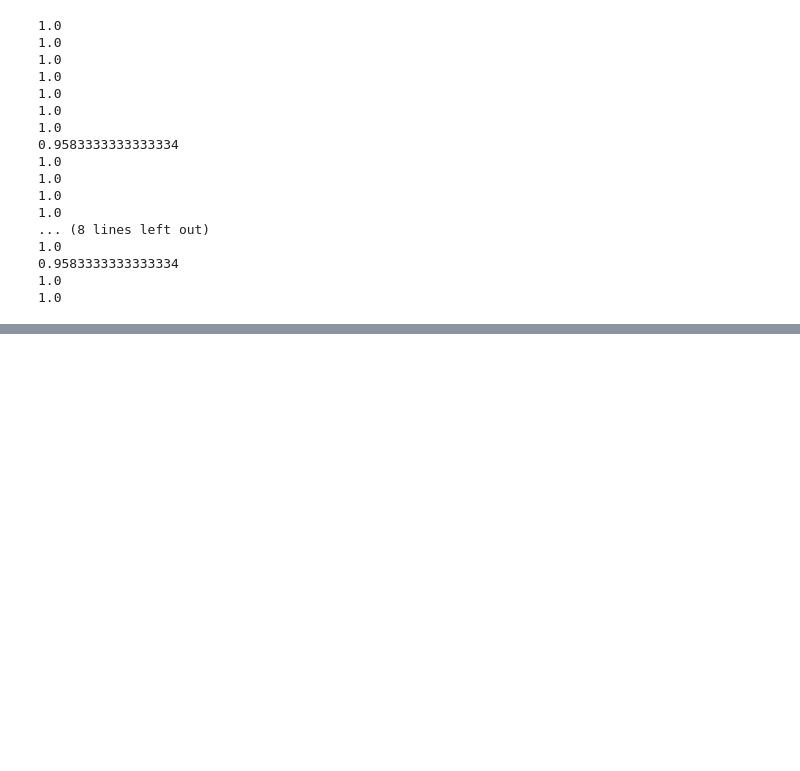
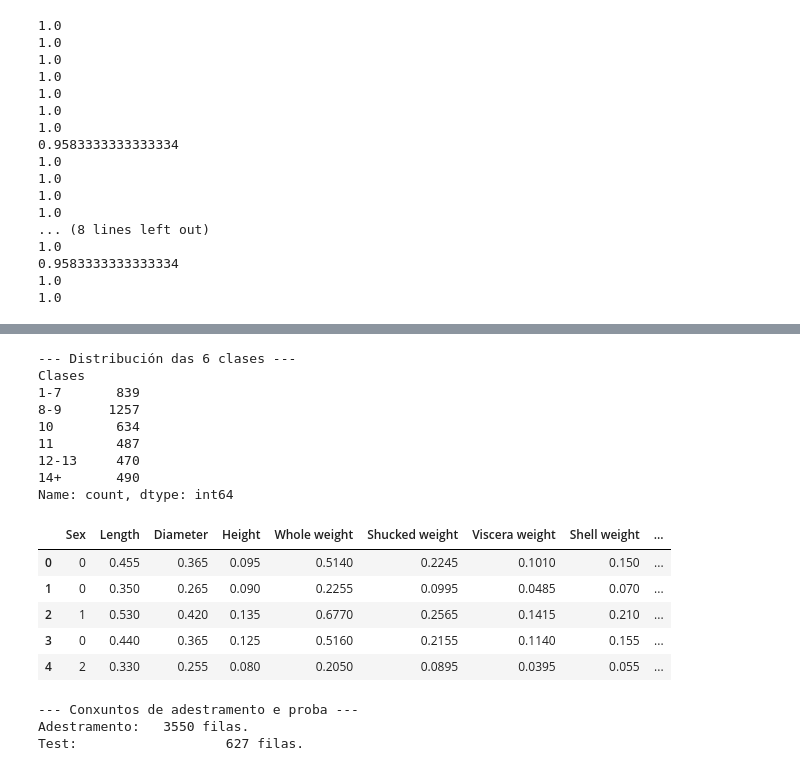
Before and after one commit to Louiscata/Aprendizaje-Autom-tico, a Jupyter notebook: P2/arbol-sabio-centenario.ipynb, the cells around one changed output, grey strips where cells are left out. Saved outputs shown, nothing was run; the diff lists cells and outputs as text; code cells hidden in the pictures; blank space fills up the shorter version.

```diff
--- a/P2/arbol-sabio-centenario.ipynb
+++ b/P2/arbol-sabio-centenario.ipynb
@@ -407,0 +430,56 @@ for modelo in modelos_loo:
+# %%
+# Convertemos a variable categórica Sex en entera
+df_abalone.replace({"Sex": {"M": 0, "F": 1, "I": 2}}, inplace=True)
+df_abalone.head()
+
+# A variable obxetivo ten demasiadas clases (29), e o problema é que algunhas delas teñen moi poucos elementos
+# Por exemplo, a clase 29 ten só 1 elemento. Por iso, as imos agrupar.
+# As agruparemos en intervalos desiguais para obter clases con número de elementos non tan desequilibrado
+etiquetas2 = 'Clases'
+df_clases = df_abalone.copy()
+
+bins   = [0, 7, 9, 10, 11, 13, 30]
+labels = ['1-7', '8-9', '10', '11', '12-13', '14+']
+
+df_clases[etiquetas2] = pd.cut(df_abalone[etiquetas].astype(int), bins=bins, labels=labels)
+df_clases = df_clases.dropna(subset=[etiquetas2])
+df_clases = df_clases.drop(columns=[etiquetas])
+
+print(f"--- Distribución das 6 clases ---")
+print(df_clases[etiquetas2].value_counts().sort_index())
+display(df_clases.head())
+# %% [output]
+--- Distribución das 6 clases ---
+Clases
+1-7       839
+8-9      1257
+10        634
+11        487
+12-13     470
+14+       490
+Name: count, dtype: int64
+|  | Sex | Length | Diameter | Height | Whole weight | Shucked weight | Viscera weight | Shell weight | ... |
+| 0 | 0 | 0.455 | 0.365 | 0.095 | 0.5140 | 0.2245 | 0.1010 | 0.150 | ... |
+| 1 | 0 | 0.350 | 0.265 | 0.090 | 0.2255 | 0.0995 | 0.0485 | 0.070 | ... |
+| 2 | 1 | 0.530 | 0.420 | 0.135 | 0.6770 | 0.2565 | 0.1415 | 0.210 | ... |
+| 3 | 0 | 0.440 | 0.365 | 0.125 | 0.5160 | 0.2155 | 0.1140 | 0.155 | ... |
+| 4 | 2 | 0.330 | 0.255 | 0.080 | 0.2050 | 0.0895 | 0.0395 | 0.055 | ... |
+# %%
+# Separamos as etiquetas
+X = df_clases.drop(columns=[etiquetas2])
+y = df_clases[etiquetas2]
+
+# Obtemos os conxuntos de train (85%) e test (15%)
+X_train, X_test, y_train, y_test = train_test_split(X, y, test_size=0.15, random_state=42, stratify=y)
+print("--- Conxuntos de adestramento e proba ---")
+print(f"Adestramento:\t{X_train.shape[0]} filas.")
+print(f"Test:\t\t\t{X_test.shape[0]} filas.")
+
+# Normalizamos, xa que o MLP o necesita. Para a árbore no inflúe
+scaler = StandardScaler()
+X_train_norm = scaler.fit_transform(X_train)
+X_test_norm = scaler.transform(X_test)
+# %% [output]
+--- Conxuntos de adestramento e proba ---
+Adestramento:   3550 filas.
+Test:                   627 filas.
```
Also changed, not shown: parts of 9 cells of this notebook, 1 other file.
